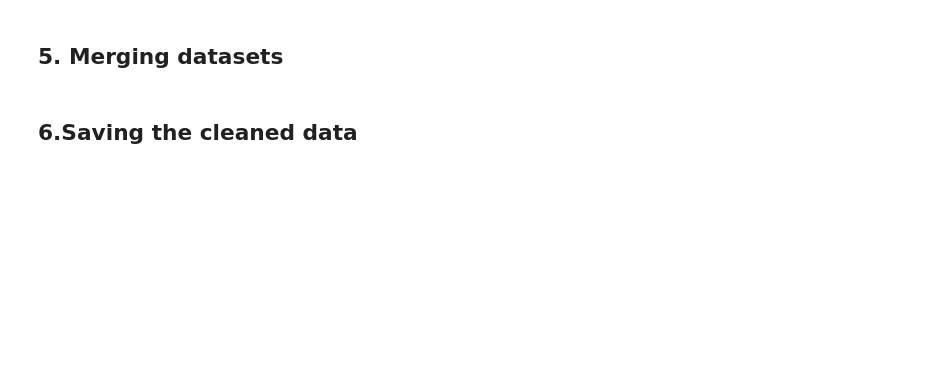
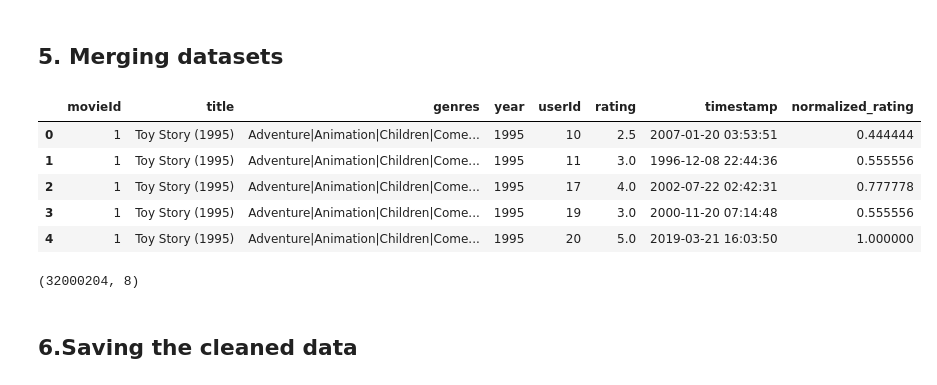
Before and after one commit to nttugit/ds-movie-recommendation-system, a Jupyter notebook: preprocessing.ipynb, the cells around one changed output. Saved outputs shown, nothing was run; the diff lists cells and outputs as text; code cells hidden in the pictures; blank space fills up the shorter version.

```diff
--- a/preprocessing.ipynb
+++ b/preprocessing.ipynb
@@ -236,0 +243,5 @@ tags.head(2)
+# %%
+# Initialize scaler
+scaler = MinMaxScaler()
+# %%
+scaler.fit_transform(ratings[['rating']])
@@ -236,0 +256,3 @@ tags.head(2)
+# %%
+# Apply minmax scaling to rating column
+ratings['normalized_rating'] = scaler.fit_transform(ratings[['rating']])
@@ -237,2 +280,17 @@ tags.head(2)
 # %% [markdown]
 ## 5. Merging datasets
+# %%
+# Merge movies with ratings
+merged_df = pd.merge(movies, ratings, on="movieId")
+merged_df.head()
+# %% [output]
+|  | movieId | title | genres | year | userId | rating | timestamp | normalized_rating |
+| 0 | 1 | Toy Story (1995) | Adventure|Animation|Children|Come... | 1995 | 10 | 2.5 | 2007-01-20 03:53:51 | 0.444444 |
+| 1 | 1 | Toy Story (1995) | Adventure|Animation|Children|Come... | 1995 | 11 | 3.0 | 1996-12-08 22:44:36 | 0.555556 |
+| 2 | 1 | Toy Story (1995) | Adventure|Animation|Children|Come... | 1995 | 17 | 4.0 | 2002-07-22 02:42:31 | 0.777778 |
+| 3 | 1 | Toy Story (1995) | Adventure|Animation|Children|Come... | 1995 | 19 | 3.0 | 2000-11-20 07:14:48 | 0.555556 |
+| 4 | 1 | Toy Story (1995) | Adventure|Animation|Children|Come... | 1995 | 20 | 5.0 | 2019-03-21 16:03:50 | 1.000000 |
+# %%
+merged_df.shape
+# %% [output]
+(32000204, 8)
```
Also changed, not shown: parts of 11 cells of this notebook, 1 other file.
